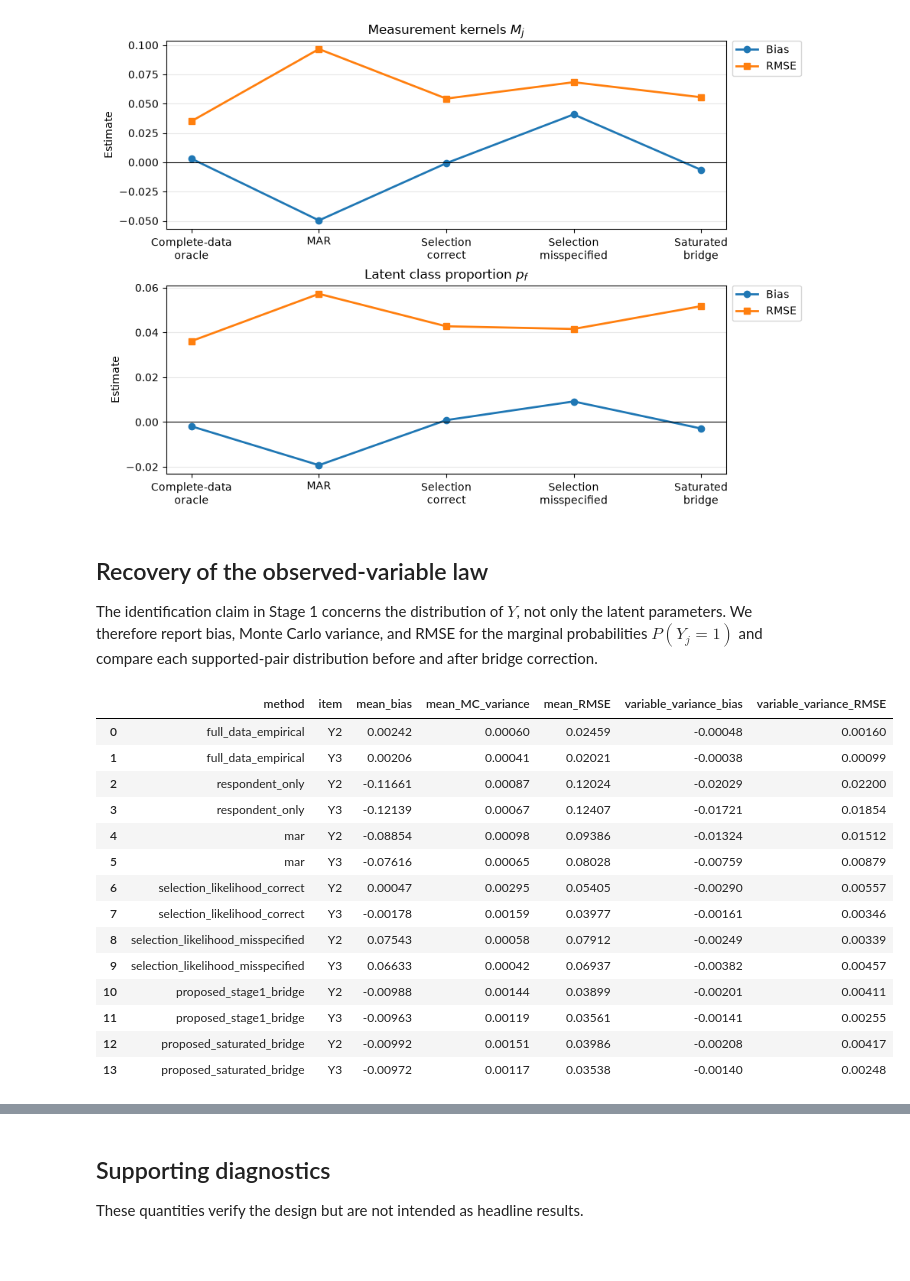
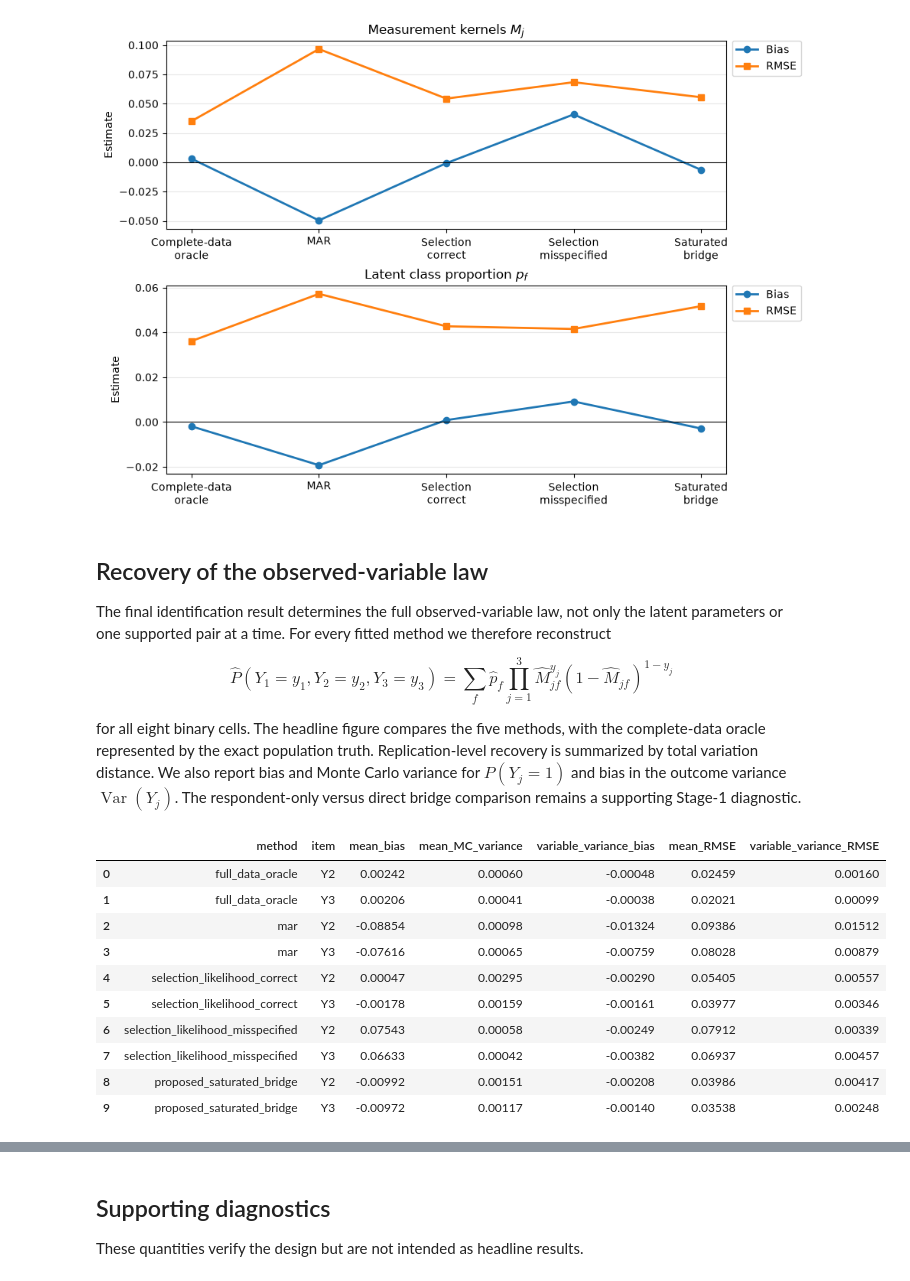
Before and after one commit to MHsamurai/missing-IV, a Jupyter notebook: simulation/allman_latent_mnar_simulation.ipynb, the cells around one changed output, grey strips where cells are left out. Saved outputs shown, nothing was run; the diff lists cells and outputs as text; code cells hidden in the pictures; blank space fills up the shorter version.

Commit message:
Evaluate full outcome-law recovery

```diff
--- a/simulation/allman_latent_mnar_simulation.ipynb
+++ b/simulation/allman_latent_mnar_simulation.ipynb
@@ -170,31 +172,36 @@ plt.show()
 # %% [markdown]
 ## Recovery of the observed-variable law
 
-The identification claim in Stage 1 concerns the distribution of $Y$, not only the latent parameters. We therefore report bias, Monte Carlo variance, and RMSE for the marginal probabilities $P(Y_j=1)$ and compare each supported-pair distribution before and after bridge correction.
+The final identification result determines the full observed-variable law, not only the latent parameters or one supported pair at a time. For every fitted method we therefore reconstruct
+
+$$
+\widehat P(Y_1=y_1,Y_2=y_2,Y_3=y_3)
+=\sum_f \widehat p_f\prod_{j=1}^3
+\widehat M_{jf}^{y_j}(1-\widehat M_{jf})^{1-y_j}
+$$
+
+for all eight binary cells. The headline figure compares the five methods, with the complete-data oracle represented by the exact population truth. Replication-level recovery is summarized by total variation distance. We also report bias and Monte Carlo variance for $P(Y_j=1)$ and bias in the outcome variance $\operatorname{Var}(Y_j)$. The respondent-only versus direct bridge comparison remains a supporting Stage-1 diagnostic.
 # %%
 y_method_order = [
-    "full_data_empirical",
-    "respondent_only",
+    "full_data_oracle",
     "mar",
     "selection_likelihood_correct",
     "selection_likelihood_misspecified",
-    "proposed_stage1_bridge",
     "proposed_saturated_bridge",
 ]
-y_summary.set_index(["method", "item"]).loc[y_method_order].reset_index().round(5)
+y_summary.set_index(["method", "item"]).loc[y_method_order].reset_index()[[
+    "method", "item", "mean_bias", "mean_MC_variance",
+    "variable_variance_bias", "mean_RMSE", "variable_variance_RMSE",
+]].round(5)
 # %% [output]
-|  | method | item | mean_bias | mean_MC_variance | mean_RMSE | variable_variance_bias | variable_variance_RMSE |
-| 0 | full_data_empirical | Y2 | 0.00242 | 0.00060 | 0.02459 | -0.00048 | 0.00160 |
-| 1 | full_data_empirical | Y3 | 0.00206 | 0.00041 | 0.02021 | -0.00038 | 0.00099 |
-| 2 | respondent_only | Y2 | -0.11661 | 0.00087 | 0.12024 | -0.02029 | 0.02200 |
-| 3 | respondent_only | Y3 | -0.12139 | 0.00067 | 0.12407 | -0.01721 | 0.01854 |
-| 4 | mar | Y2 | -0.08854 | 0.00098 | 0.09386 | -0.01324 | 0.01512 |
-| 5 | mar | Y3 | -0.07616 | 0.00065 | 0.08028 | -0.00759 | 0.00879 |
-| 6 | selection_likelihood_correct | Y2 | 0.00047 | 0.00295 | 0.05405 | -0.00290 | 0.00557 |
-| 7 | selection_likelihood_correct | Y3 | -0.00178 | 0.00159 | 0.03977 | -0.00161 | 0.00346 |
-| 8 | selection_likelihood_misspecified | Y2 | 0.07543 | 0.00058 | 0.07912 | -0.00249 | 0.00339 |
-| 9 | selection_likelihood_misspecified | Y3 | 0.06633 | 0.00042 | 0.06937 | -0.00382 | 0.00457 |
-| 10 | proposed_stage1_bridge | Y2 | -0.00988 | 0.00144 | 0.03899 | -0.00201 | 0.00411 |
-| 11 | proposed_stage1_bridge | Y3 | -0.00963 | 0.00119 | 0.03561 | -0.00141 | 0.00255 |
-| 12 | proposed_saturated_bridge | Y2 | -0.00992 | 0.00151 | 0.03986 | -0.00208 | 0.00417 |
-| 13 | proposed_saturated_bridge | Y3 | -0.00972 | 0.00117 | 0.03538 | -0.00140 | 0.00248 |
+|  | method | item | mean_bias | mean_MC_variance | variable_variance_bias | mean_RMSE | variable_variance_RMSE |
+| 0 | full_data_oracle | Y2 | 0.00242 | 0.00060 | -0.00048 | 0.02459 | 0.00160 |
+| 1 | full_data_oracle | Y3 | 0.00206 | 0.00041 | -0.00038 | 0.02021 | 0.00099 |
+| 2 | mar | Y2 | -0.08854 | 0.00098 | -0.01324 | 0.09386 | 0.01512 |
+| 3 | mar | Y3 | -0.07616 | 0.00065 | -0.00759 | 0.08028 | 0.00879 |
+| 4 | selection_likelihood_correct | Y2 | 0.00047 | 0.00295 | -0.00290 | 0.05405 | 0.00557 |
+| 5 | selection_likelihood_correct | Y3 | -0.00178 | 0.00159 | -0.00161 | 0.03977 | 0.00346 |
+| 6 | selection_likelihood_misspecified | Y2 | 0.07543 | 0.00058 | -0.00249 | 0.07912 | 0.00339 |
+| 7 | selection_likelihood_misspecified | Y3 | 0.06633 | 0.00042 | -0.00382 | 0.06937 | 0.00457 |
+| 8 | proposed_saturated_bridge | Y2 | -0.00992 | 0.00151 | -0.00208 | 0.03986 | 0.00417 |
+| 9 | proposed_saturated_bridge | Y3 | -0.00972 | 0.00117 | -0.00140 | 0.03538 | 0.00248 |
```
Also changed, not shown: parts of 7 cells of this notebook, 9 other files.
